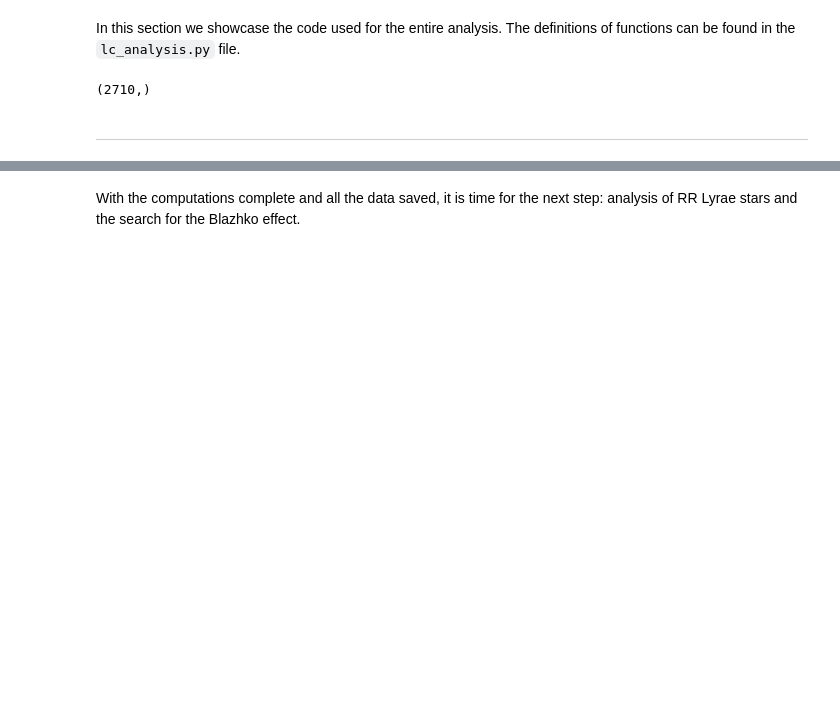
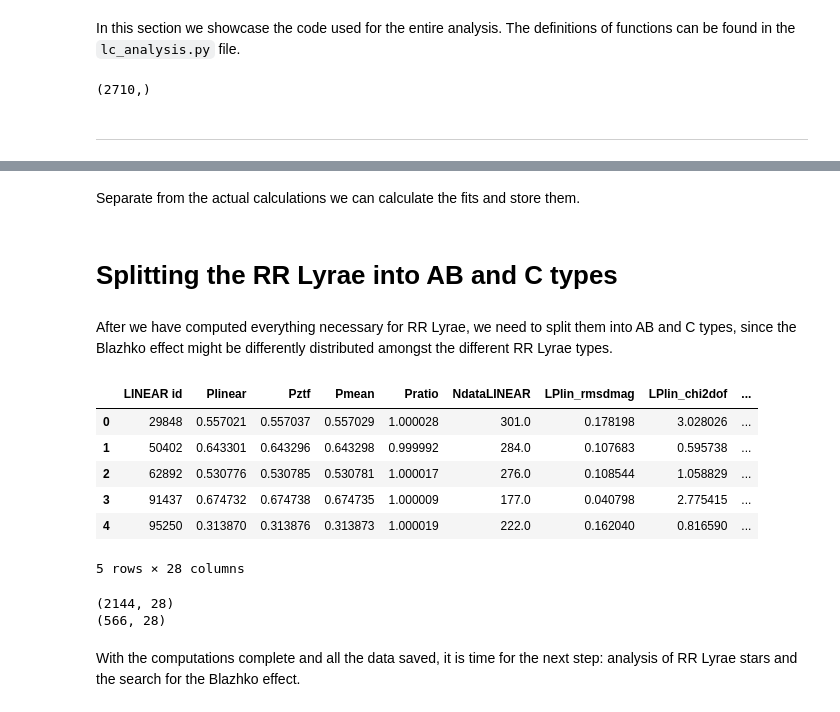
Before and after one commit to emadonev/var_stars, a Jupyter notebook: nbs/03_Analyzing_RR_Lyrae.ipynb, the cells around one changed output, grey strips where cells are left out. Cells and saved outputs as stored; diff of their text form; code cells hidden in the pictures; blank space fills up the shorter version.

Commit message:
Differentiating AB and C RR lyrae stars

```diff
--- a/nbs/03_Analyzing_RR_Lyrae.ipynb
+++ b/nbs/03_Analyzing_RR_Lyrae.ipynb
@@ -181,7 +182,7 @@ In this section we showcase the code used for the entire analysis. The definitio
 # CONFIG BEFORE BIG RUN
 Lids = Lrrlyr['ID'].to_numpy() # list of good LINEAR Ids
 print(Lids.shape) # checking the shape
-
+lc_type = Lrrlyr['LCtype'].to_numpy()
 rectascension = Lrrlyr['ra'].to_numpy() # list of rectascension coordinates
 declination = Lrrlyr['dec'].to_numpy() # list of declination coordinates
 # %% [output]
@@ -442,0 +309,4 @@ else:
+# %% [markdown]
+Separate from the actual calculations we can calculate the fits and store them.
+# %%
+lc_data = pd.read_csv("../outputs/LC_ANALYSIS_FINAL.csv")
@@ -442,0 +368,23 @@ else:
+# %% [markdown]
+# Splitting the RR Lyrae into AB and C types
+# %% [markdown]
+After we have computed everything necessary for RR Lyrae, we need to split them into AB and C types, since the Blazhko effect might be differently distributed amongst the different RR Lyrae types.
+# %%
+lc_data['LC TYPE'] = lc_type
+lc_data.head()
+# %% [output]
+|  | LINEAR id | Plinear | Pztf | Pmean | Pratio | NdataLINEAR | LPlin_rmsdmag | LPlin_chi2dof | ... |
+| 0 | 29848 | 0.557021 | 0.557037 | 0.557029 | 1.000028 | 301.0 | 0.178198 | 3.028026 | ... |
+| 1 | 50402 | 0.643301 | 0.643296 | 0.643298 | 0.999992 | 284.0 | 0.107683 | 0.595738 | ... |
+| 2 | 62892 | 0.530776 | 0.530785 | 0.530781 | 1.000017 | 276.0 | 0.108544 | 1.058829 | ... |
+| 3 | 91437 | 0.674732 | 0.674738 | 0.674735 | 1.000009 | 177.0 | 0.040798 | 2.775415 | ... |
+| 4 | 95250 | 0.313870 | 0.313876 | 0.313873 | 1.000019 | 222.0 | 0.162040 | 0.816590 | ... |
+5 rows × 28 columns
+# %%
+RRLab = lc_data[lc_data['LC TYPE']==1]
+RRLc = lc_data[lc_data['LC TYPE']==2]
+print(RRLab.shape)
+print(RRLc.shape)
+# %% [output]
+(2144, 28)
+(566, 28)
```
Also changed, not shown: parts of 8 cells of this notebook, 19 other files.
